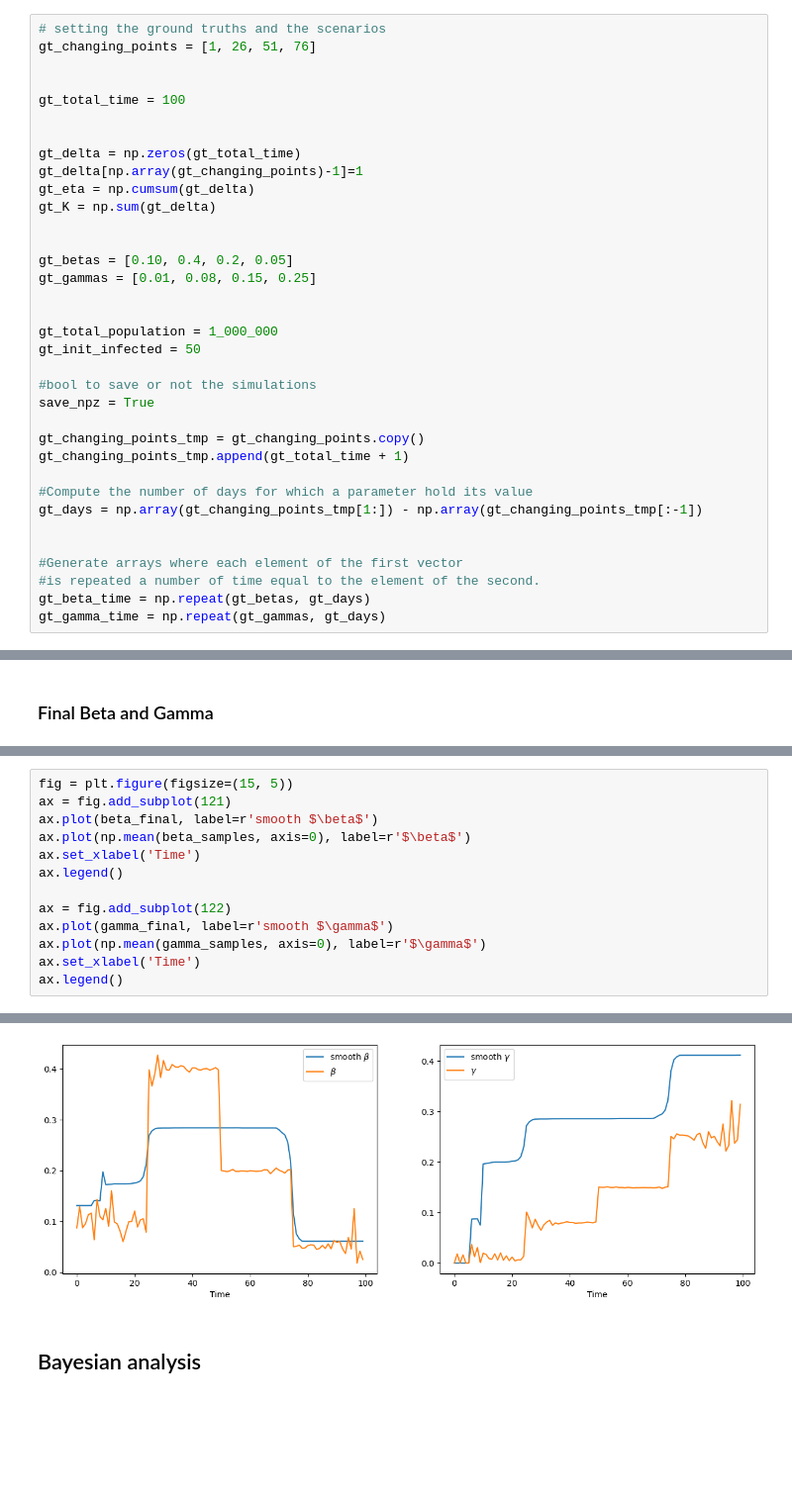
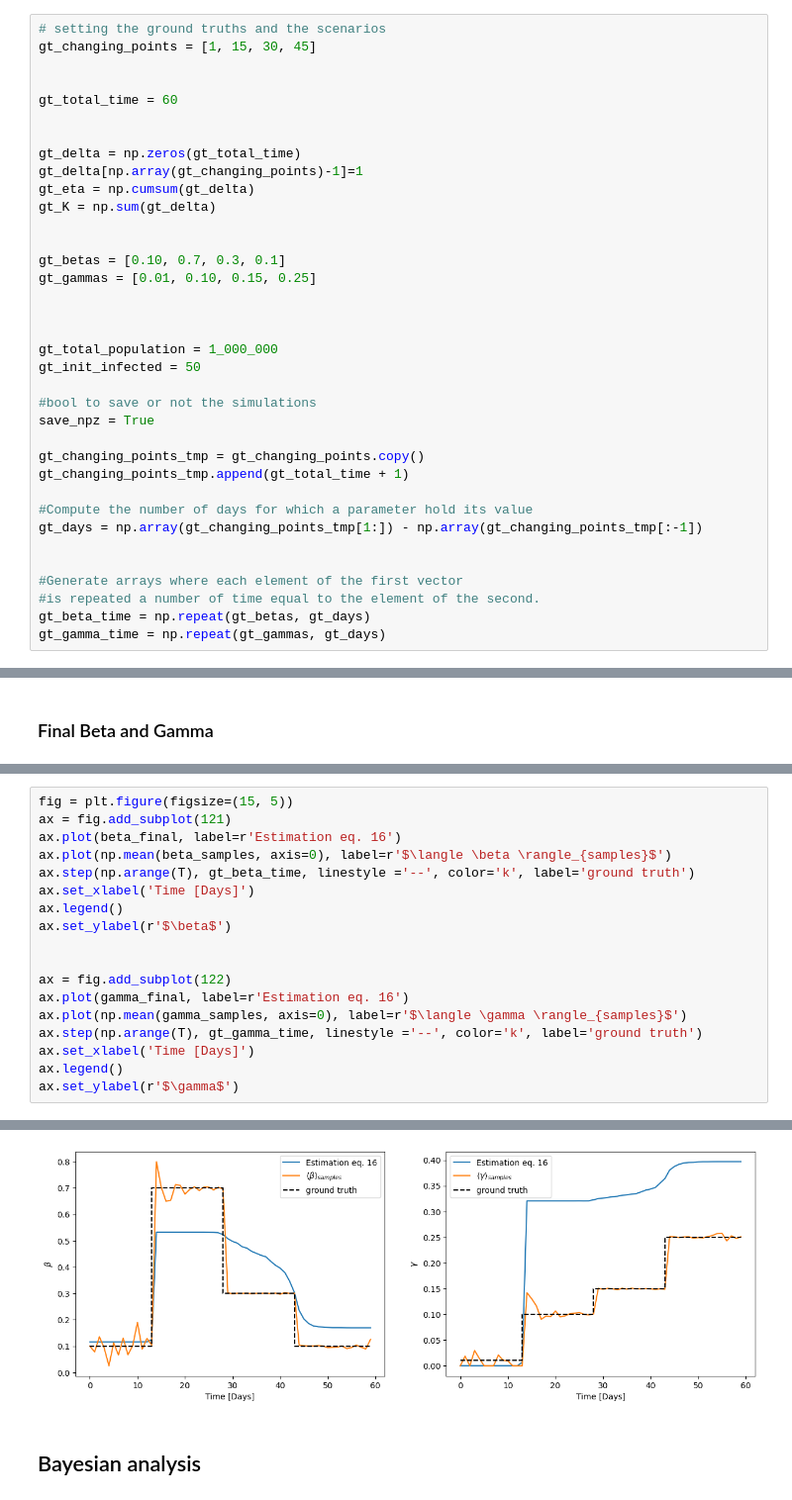
Before and after one commit to threeblueonebrowneyes/bayesian-sir-with-changing-points, a Jupyter notebook: Bayes_SIR.ipynb, the cells around one changed output, grey strips where cells are left out. Shown: that part at 99% size. Saved outputs shown, nothing was run; the diff lists cells and outputs as text; blank space fills up the shorter version.

```diff
--- a/Bayes_SIR.ipynb
+++ b/Bayes_SIR.ipynb
@@ -331,9 +334,9 @@ The following code is used to generate data according to the SIR model with chan
 # %%
 # setting the ground truths and the scenarios
-gt_changing_points = [1, 26, 51, 76]
+gt_changing_points = [1, 15, 30, 45]
 
 
-gt_total_time = 100
+gt_total_time = 60
 
 
 gt_delta = np.zeros(gt_total_time)
@@ -342,8 +345,9 @@ gt_eta = np.cumsum(gt_delta)
 gt_K = np.sum(gt_delta)
 
 
-gt_betas = [0.10, 0.4, 0.2, 0.05]
-gt_gammas = [0.01, 0.08, 0.15, 0.25]
+gt_betas = [0.10, 0.7, 0.3, 0.1]
+gt_gammas = [0.01, 0.10, 0.15, 0.25]
+
 
 
 gt_total_population = 1_000_000
@@ -642,14 +658,19 @@ gamma_final = sum_gamma / n_smaples_reduced
 # %%
 fig = plt.figure(figsize=(15, 5))
 ax = fig.add_subplot(121)
-ax.plot(beta_final, label=r'smooth $\beta$')
-ax.plot(np.mean(beta_samples, axis=0), label=r'$\beta$')
-ax.set_xlabel('Time')
+ax.plot(beta_final, label=r'Estimation eq. 16')
+ax.plot(np.mean(beta_samples, axis=0), label=r'$\langle \beta \rangle_{samples}$')
+ax.step(np.arange(T), gt_beta_time, linestyle ='--', color='k', label='ground truth')
+ax.set_xlabel('Time [Days]')
 ax.legend()
+ax.set_ylabel(r'$\beta$')
+
 
 ax = fig.add_subplot(122)
-ax.plot(gamma_final, label=r'smooth $\gamma$')
-ax.plot(np.mean(gamma_samples, axis=0), label=r'$\gamma$')
-ax.set_xlabel('Time')
+ax.plot(gamma_final, label=r'Estimation eq. 16')
+ax.plot(np.mean(gamma_samples, axis=0), label=r'$\langle \gamma \rangle_{samples}$')
+ax.step(np.arange(T), gt_gamma_time, linestyle ='--', color='k', label='ground truth')
+ax.set_xlabel('Time [Days]')
 ax.legend()
+ax.set_ylabel(r'$\gamma$')
 # %% [output]
@@ -657,3 +678,3 @@ ax.legend()
-[figure, old version]
+[figure, new version]
 # %% [markdown]
 ## Bayesian analysis
```
Also changed, not shown: parts of 39 cells of this notebook, 1 other file.
